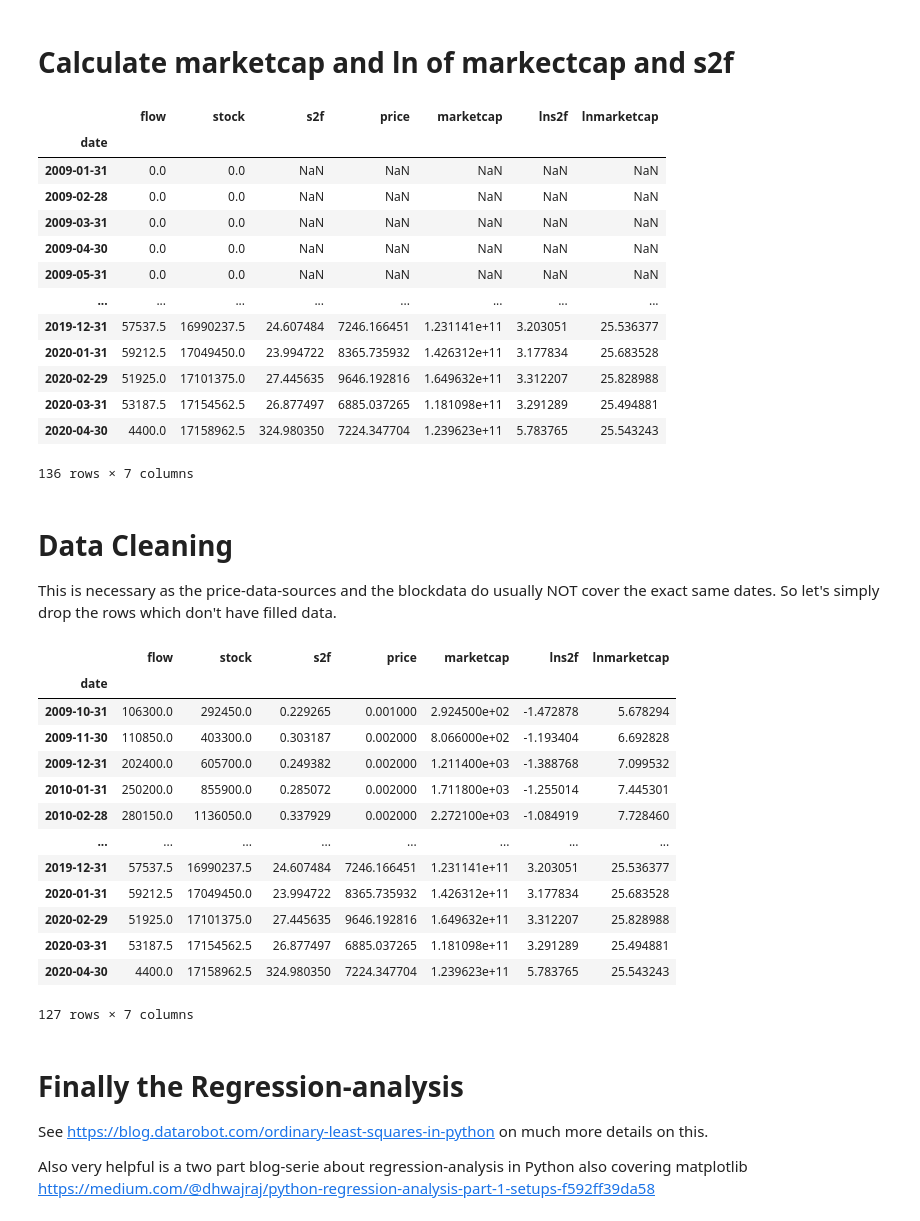
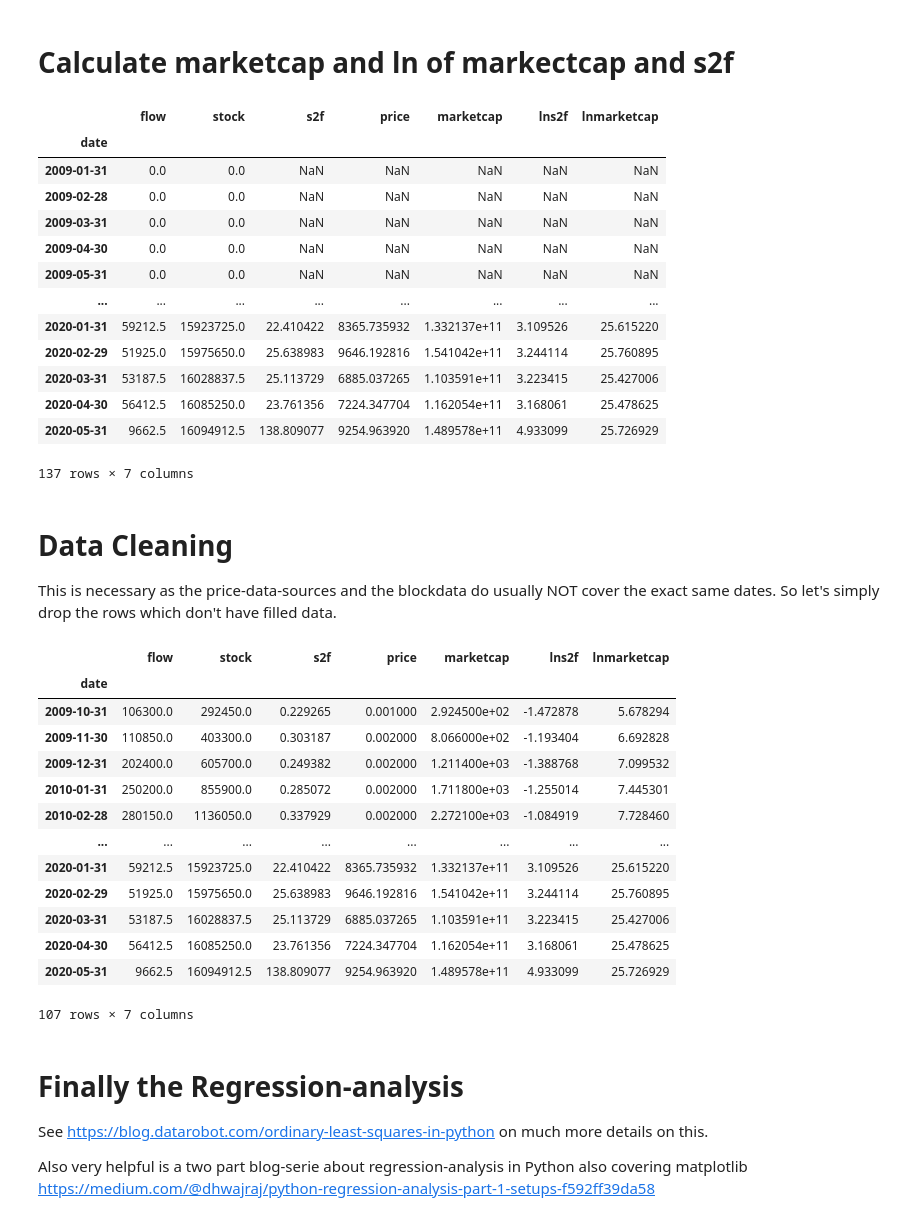
Before and after one commit to k9ert/bitconometrics, a Jupyter notebook: 04_caclulation_s2f_monthly.ipynb, the cells around one changed output. Saved outputs shown, nothing was run; the diff lists cells and outputs as text; code cells hidden in the pictures.

```diff
--- a/04_caclulation_s2f_monthly.ipynb
+++ b/04_caclulation_s2f_monthly.ipynb
@@ -95,7 +95,7 @@ main_table
 monthly_prices_planb = pd.read_csv(Path("./data/planb_s2f_pricedata.csv"),index_col="date",parse_dates=["date"])
 monthly_prices_planb = monthly_prices_planb.price.resample("M").sum().to_frame()
 # Prices from Bitstamp via bitcoincharts
-monthly_prices_bitstmp = pd.read_csv(Path("./data/bitstampUSD_monthly.csv"), index_col="date",parse_dates=["date"])
+monthly_prices_bitstmp = pd.read_csv(Path("./data/bitstampUSD_monthly.csv"), index_col="timestamp",parse_dates=["timestamp"])
 # Prices from coinmetrics
 monthly_prices_coinmtrc = pd.read_csv(Path("./data/coinmetric_btc_monthly.csv"), index_col="date",parse_dates=["date"])
 
@@ -116,7 +116,7 @@ else:
 # Should we do that?
 interpolate = True
 if interpolate and choice != "PlanB":
-    main_table["price"] = main_table["price"] = pd.concat([monthly_prices_planb.loc[monthly_prices_planb.index <= last_unknown_price_date,"price"],main_table.loc[main_table.index > last_unknown_price_date,'price']])
+    main_table["price"] = pd.concat([monthly_prices_planb.loc[monthly_prices_planb.index <= last_unknown_price_date,"price"],main_table.loc[main_table.index > last_unknown_price_date,'price']])
 
 
 main_table.head(50)
@@ -156,41 +156,41 @@ main_table
 | 2009-04-30 | 0.0 | 0.0 | NaN | NaN | NaN | NaN | NaN |
 | 2009-05-31 | 0.0 | 0.0 | NaN | NaN | NaN | NaN | NaN |
 | ... | ... | ... | ... | ... | ... | ... | ... |
-| 2019-12-31 | 57537.5 | 16990237.5 | 24.607484 | 7246.166451 | 1.231141e+11 | 3.203051 | 25.536377 |
-| 2020-01-31 | 59212.5 | 17049450.0 | 23.994722 | 8365.735932 | 1.426312e+11 | 3.177834 | 25.683528 |
-| 2020-02-29 | 51925.0 | 17101375.0 | 27.445635 | 9646.192816 | 1.649632e+11 | 3.312207 | 25.828988 |
-| 2020-03-31 | 53187.5 | 17154562.5 | 26.877497 | 6885.037265 | 1.181098e+11 | 3.291289 | 25.494881 |
-| 2020-04-30 | 4400.0 | 17158962.5 | 324.980350 | 7224.347704 | 1.239623e+11 | 5.783765 | 25.543243 |
+| 2020-01-31 | 59212.5 | 15923725.0 | 22.410422 | 8365.735932 | 1.332137e+11 | 3.109526 | 25.615220 |
+| 2020-02-29 | 51925.0 | 15975650.0 | 25.638983 | 9646.192816 | 1.541042e+11 | 3.244114 | 25.760895 |
+| 2020-03-31 | 53187.5 | 16028837.5 | 25.113729 | 6885.037265 | 1.103591e+11 | 3.223415 | 25.427006 |
+| 2020-04-30 | 56412.5 | 16085250.0 | 23.761356 | 7224.347704 | 1.162054e+11 | 3.168061 | 25.478625 |
+| 2020-05-31 | 9662.5 | 16094912.5 | 138.809077 | 9254.963920 | 1.489578e+11 | 4.933099 | 25.726929 |
-136 rows × 7 columns
+137 rows × 7 columns
 # %% [markdown]
 # Data Cleaning
 This is necessary as the price-data-sources and the blockdata do usually NOT cover the exact same dates. So let's simply drop the rows which don't have filled data.
 # %%
 # If the regression-function is failing somewhere, you might have other
 # weird values in your data. Two of them might be "np.inf" and "-np.inf"
 # Those get created by Division by zero
 # Just to check that assumption, you can uncomment the following line
-#main_table.replace([np.inf, -np.inf], np.nan, inplace=True)
+main_table.replace([np.inf, -np.inf], np.nan, inplace=True)
 
 # This function simply drops all rows which has a "NaN" (not a number)
 # in any of its columns
 main_table.dropna(inplace=True)
 main_table
 # %% [output]
 |  | flow | stock | s2f | price | marketcap | lns2f | lnmarketcap |
 | date |  |  |  |  |  |  |  |
 | 2009-10-31 | 106300.0 | 292450.0 | 0.229265 | 0.001000 | 2.924500e+02 | -1.472878 | 5.678294 |
 | 2009-11-30 | 110850.0 | 403300.0 | 0.303187 | 0.002000 | 8.066000e+02 | -1.193404 | 6.692828 |
 | 2009-12-31 | 202400.0 | 605700.0 | 0.249382 | 0.002000 | 1.211400e+03 | -1.388768 | 7.099532 |
 | 2010-01-31 | 250200.0 | 855900.0 | 0.285072 | 0.002000 | 1.711800e+03 | -1.255014 | 7.445301 |
 | 2010-02-28 | 280150.0 | 1136050.0 | 0.337929 | 0.002000 | 2.272100e+03 | -1.084919 | 7.728460 |
 | ... | ... | ... | ... | ... | ... | ... | ... |
-| 2019-12-31 | 57537.5 | 16990237.5 | 24.607484 | 7246.166451 | 1.231141e+11 | 3.203051 | 25.536377 |
-| 2020-01-31 | 59212.5 | 17049450.0 | 23.994722 | 8365.735932 | 1.426312e+11 | 3.177834 | 25.683528 |
-| 2020-02-29 | 51925.0 | 17101375.0 | 27.445635 | 9646.192816 | 1.649632e+11 | 3.312207 | 25.828988 |
-| 2020-03-31 | 53187.5 | 17154562.5 | 26.877497 | 6885.037265 | 1.181098e+11 | 3.291289 | 25.494881 |
-| 2020-04-30 | 4400.0 | 17158962.5 | 324.980350 | 7224.347704 | 1.239623e+11 | 5.783765 | 25.543243 |
+| 2020-01-31 | 59212.5 | 15923725.0 | 22.410422 | 8365.735932 | 1.332137e+11 | 3.109526 | 25.615220 |
+| 2020-02-29 | 51925.0 | 15975650.0 | 25.638983 | 9646.192816 | 1.541042e+11 | 3.244114 | 25.760895 |
+| 2020-03-31 | 53187.5 | 16028837.5 | 25.113729 | 6885.037265 | 1.103591e+11 | 3.223415 | 25.427006 |
+| 2020-04-30 | 56412.5 | 16085250.0 | 23.761356 | 7224.347704 | 1.162054e+11 | 3.168061 | 25.478625 |
+| 2020-05-31 | 9662.5 | 16094912.5 | 138.809077 | 9254.963920 | 1.489578e+11 | 4.933099 | 25.726929 |
-127 rows × 7 columns
+107 rows × 7 columns
 # %% [markdown]
 # Finally the Regression-analysis
 See https://blog.datarobot.com/ordinary-least-squares-in-python on much more details on this.
```
Also changed, not shown: parts of 9 cells of this notebook, 6 other files.
